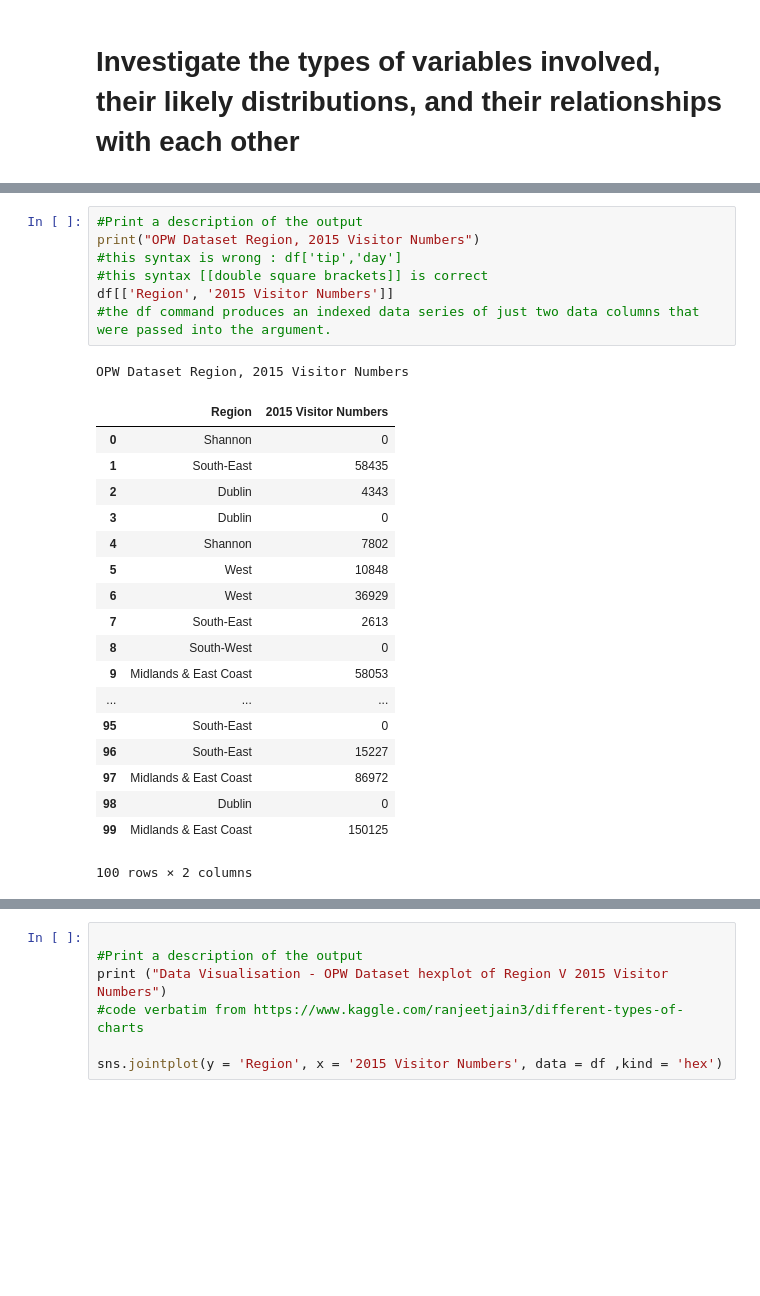
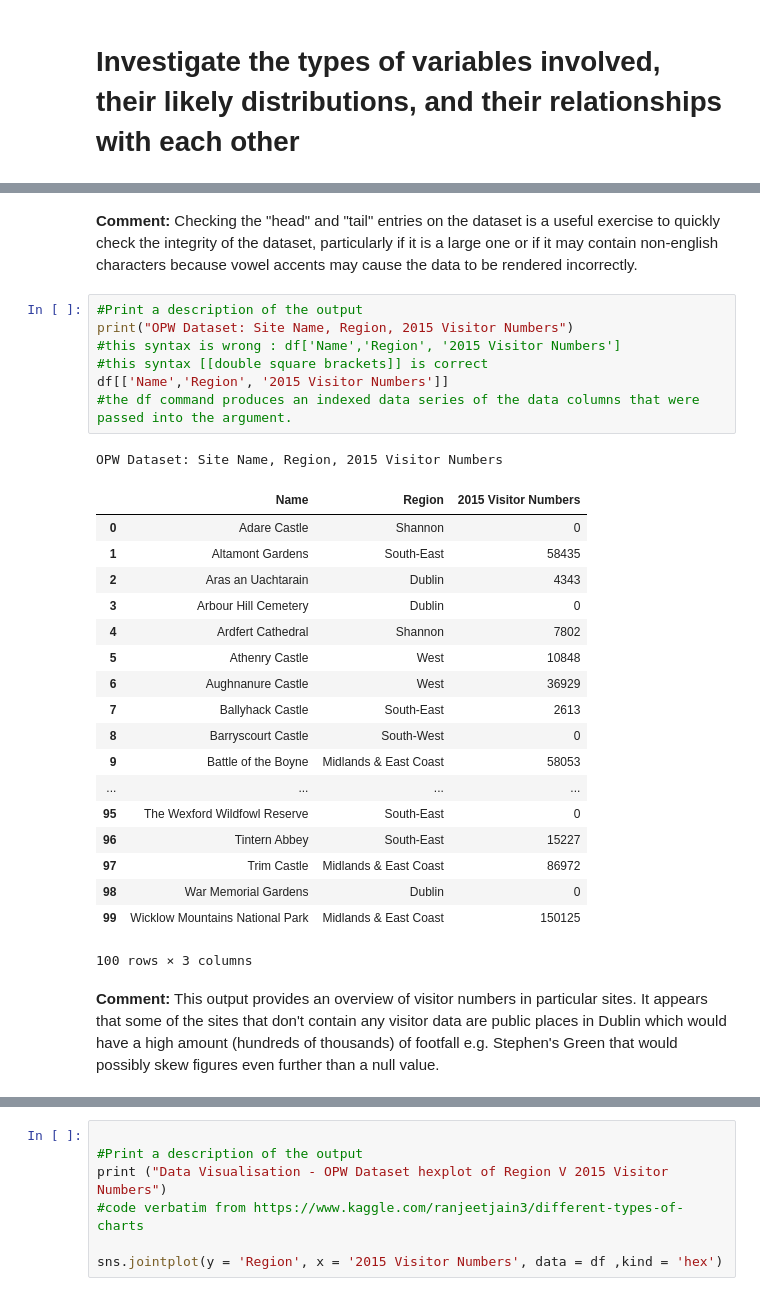
Before and after one commit to ClodaghMurphy/ProgDA_ProjectDec2019, a Jupyter notebook: ProgDA_ProjectDec2019.ipynb, the cells around one changed output, grey strips where cells are left out. Cells and saved outputs as stored; diff of their text form; blank space fills up the shorter version.

```diff
--- a/ProgDA_ProjectDec2019.ipynb
+++ b/ProgDA_ProjectDec2019.ipynb
@@ -160,30 +228,36 @@ df.head()
+# %% [markdown]
+**Comment:** Checking the "head" and "tail" entries on the dataset is a useful exercise to quickly
+check the integrity of the dataset, particularly if it is a large one or if it may contain
+non-english characters because vowel accents may cause the data to be rendered incorrectly.
 # %%
 #Print a description of the output
-print("OPW Dataset Region, 2015 Visitor Numbers")
-#this syntax is wrong : df['tip','day']
+print("OPW Dataset: Site Name, Region, 2015 Visitor Numbers")
+#this syntax is wrong : df['Name','Region', '2015 Visitor Numbers']
 #this syntax [[double square brackets]] is correct
-df[['Region', '2015 Visitor Numbers']]
-#the df command produces an indexed data series of just two data columns that were passed into the argument.
+df[['Name','Region', '2015 Visitor Numbers']]
+#the df command produces an indexed data series of the data columns that were passed into the argument.
 # %% [output]
-OPW Dataset Region, 2015 Visitor Numbers
+OPW Dataset: Site Name, Region, 2015 Visitor Numbers
-|  | Region | 2015 Visitor Numbers |
-| 0 | Shannon | 0 |
-| 1 | South-East | 58435 |
-| 2 | Dublin | 4343 |
-| 3 | Dublin | 0 |
-| 4 | Shannon | 7802 |
-| 5 | West | 10848 |
-| 6 | West | 36929 |
-| 7 | South-East | 2613 |
-| 8 | South-West | 0 |
-| 9 | Midlands & East Coast | 58053 |
-| ... | ... | ... |
-| 95 | South-East | 0 |
-| 96 | South-East | 15227 |
-| 97 | Midlands & East Coast | 86972 |
-| 98 | Dublin | 0 |
-| 99 | Midlands & East Coast | 150125 |
+|  | Name | Region | 2015 Visitor Numbers |
+| 0 | Adare Castle | Shannon | 0 |
+| 1 | Altamont Gardens | South-East | 58435 |
+| 2 | Aras an Uachtarain | Dublin | 4343 |
+| 3 | Arbour Hill Cemetery | Dublin | 0 |
+| 4 | Ardfert Cathedral | Shannon | 7802 |
+| 5 | Athenry Castle | West | 10848 |
+| 6 | Aughnanure Castle | West | 36929 |
+| 7 | Ballyhack Castle | South-East | 2613 |
+| 8 | Barryscourt Castle | South-West | 0 |
+| 9 | Battle of the Boyne | Midlands & East Coast | 58053 |
+| ... | ... | ... | ... |
+| 95 | The Wexford Wildfowl Reserve | South-East | 0 |
+| 96 | Tintern Abbey | South-East | 15227 |
+| 97 | Trim Castle | Midlands & East Coast | 86972 |
+| 98 | War Memorial Gardens | Dublin | 0 |
+| 99 | Wicklow Mountains National Park | Midlands & East Coast | 150125 |
-100 rows × 2 columns
+100 rows × 3 columns
+# %% [markdown]
+**Comment:** This output provides an overview of visitor numbers in particular sites. It appears that some of the sites that don't contain any visitor data are public places in Dublin which would have a high amount (hundreds of thousands) of footfall e.g. Stephen's Green that would possibly skew figures even further than a null value.
 # %%
 #Print a description of the output
 print("OPW Dataset - Use of .loc and Boolean format as a sorting tool")
```
Also changed, not shown: parts of 38 cells of this notebook, 1 other file.
